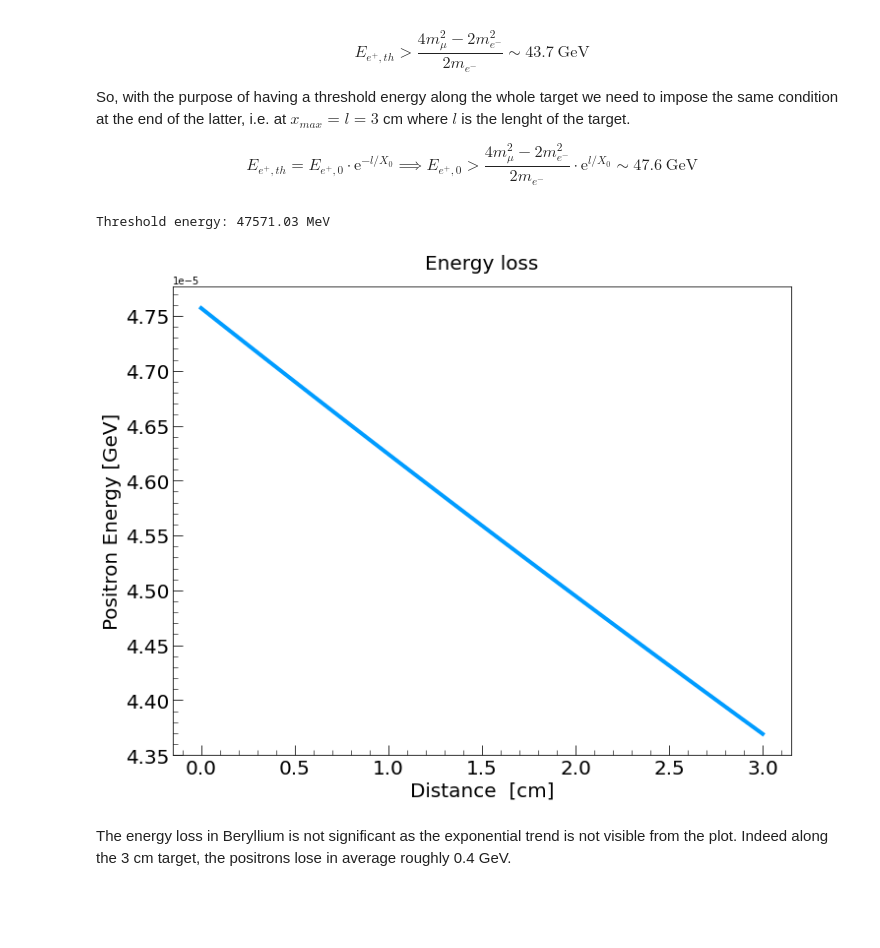
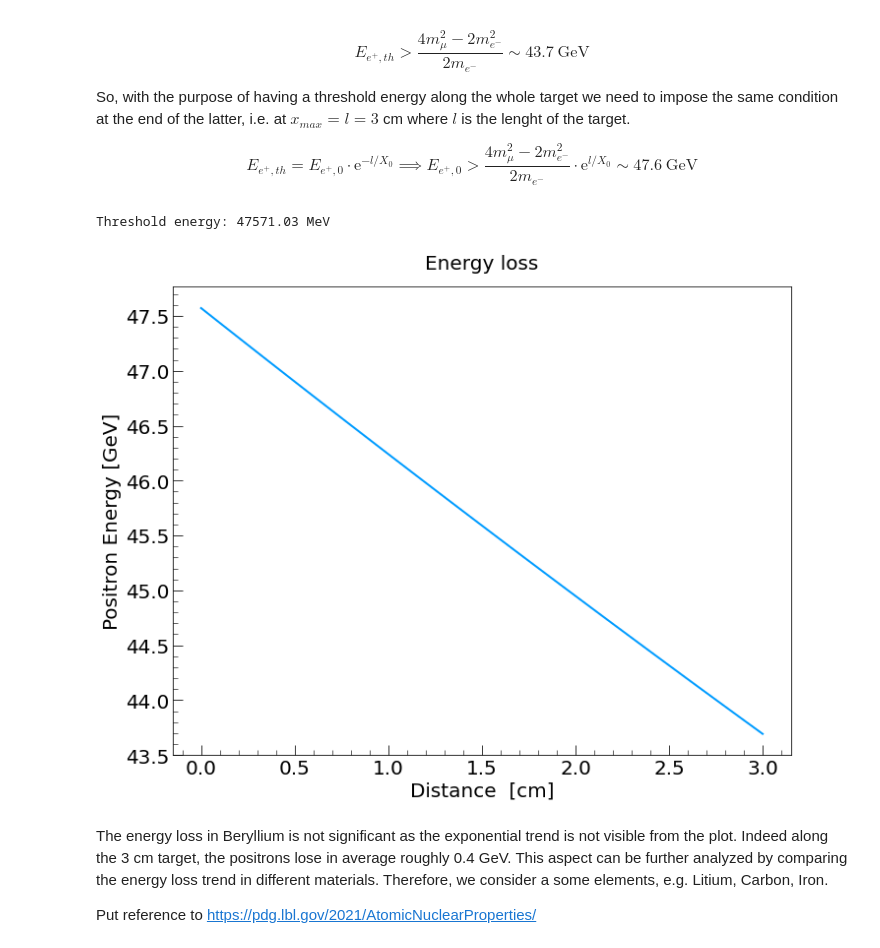
Before and after one commit to vanessacerrone/LEMMA_project, a Jupyter notebook: project.ipynb, the cells around one changed output. Drawn from its saved outputs; the diff is of its cells as text; code cells hidden in the pictures; blank space fills up the shorter version.

Commit message:
added material analysis

```diff
--- a/project.ipynb
+++ b/project.ipynb
@@ -473,31 +472,34 @@ $$ E_{e^+,th} = E_{e^+,0} \cdot \text{e}^{-l/X_0}  \implies E_{e^+,0} > \frac{4m
 # %%
 rad_length = 35.28  # Radiation length of Beryllium [cm]
 l = 3               # Target thickness [cm]
 
 E_0th = ( (4*mu**2-2*me**2)/(2*me) )*np.exp(l/rad_length)
 
 print ('Threshold energy: {:.2f} MeV'.format(E_0th))
 
 ### Plot of energy loss in Beryllium ###
 
 x = np.linspace(0,3,100) # distances from 0 to 3 cm
-e = E_0th * np.exp(-x/rad_length) * 1e-09
+e = E_0th * np.exp(-x/rad_length) * 1e-03
 
 fig, ax = plt.subplots(1, figsize = (10,8))
 ax.plot(x,e, lw=2, ls='-', color = '#009CFF', )
 
 ax.set_title('Energy loss' ,fontsize = 20, pad = 18)
 ax.set_xlabel('Distance  [cm]',fontsize = 20)
 ax.set_ylabel('Positron Energy [GeV]',fontsize = 20)
 ax.tick_params(axis = 'both', which = 'major', direction = 'in', length = 10, labelsize = 20)
 ax.tick_params(axis = 'both', which = 'minor', direction = 'in', length = 5)
 ax.minorticks_on()
 
 fig.tight_layout()
 plt.show()
 # %% [output]
 Threshold energy: 47571.03 MeV
-[figure, old version]
+[figure, new version]
 # %% [markdown]
 The energy loss in Beryllium is not significant as the exponential trend is not visible from the plot. Indeed along the
-3 cm target, the positrons lose in average roughly 0.4 GeV.
+3 cm target, the positrons lose in average roughly 0.4 GeV. This aspect can be further analyzed by comparing the energy loss
+trend in different materials. Therefore, we consider a some elements, e.g. Litium, Carbon, Iron.
+
+Put reference to https://pdg.lbl.gov/2021/AtomicNuclearProperties/
```
Also changed, not shown: parts of 10 cells of this notebook, 2 other files.
